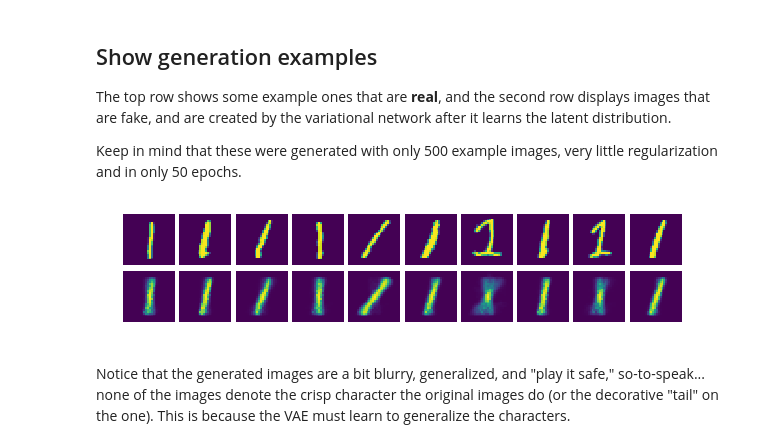
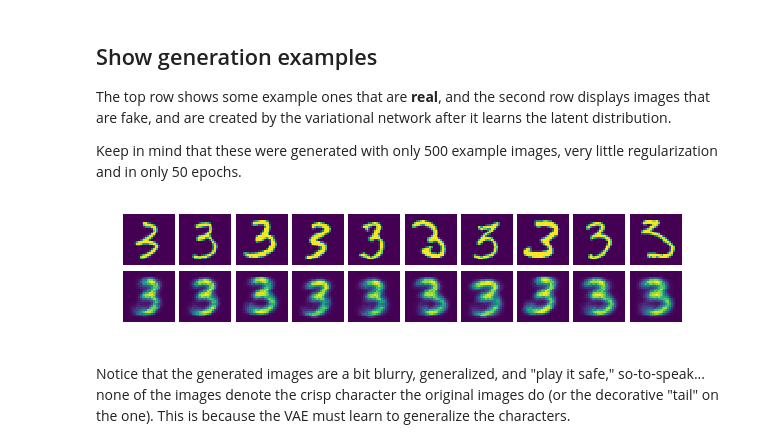
Before and after one commit to tgsmith61591/smrt, a Jupyter notebook: examples/MNIST example.ipynb, the cells around one changed output. Drawn from its saved outputs; the diff is of its cells as text; code cells hidden in the pictures.

```diff
--- a/examples/MNIST example.ipynb
+++ b/examples/MNIST example.ipynb
@@ -220,3 +188,0 @@ Concatenate our arrays together:
-# %%
-X = np.vstack([X_ones, X_zeros])
-y = np.concatenate([y_ones, y_zeros])
@@ -223,3 +267,12 @@ y = np.concatenate([y_ones, y_zeros])
+# %%
+from sklearn.model_selection import train_test_split
+
+# split high level
+X_train, X_test, y_train, y_test = train_test_split(X, y, train_size=0.8, random_state=rs, stratify=y)
+
+# now get the X_ones, X_zeros out of the train...
+min_mask = y_train == min_label
+maj_mask = ~min_mask
 # %% [markdown]
 ## Observe a `VariationalAutoEncoder`'s generative ability
 
@@ -236,5 +289,5 @@ v_encoder = VariationalAutoEncoder(n_epochs=350, n_hidden=900, n_latent_factors=
                                    random_state=seed, early_stopping=True, dropout=0.8,
                                    learning_function='sgd', clip=False)
 
-v_encoder.fit(X_ones)
+v_encoder.fit(X_train[min_mask, :])
 # %% [output]
@@ -267,6 +320,6 @@ plot_training_error(v_encoder)
 # %%
 # Generate fake data:
-fake = v_encoder.generate_from_sample(X_ones[:10])
+fake = v_encoder.generate_from_sample(X_train[min_mask, :][:10])
 # %% [markdown]
 ## Show generation examples
 
@@ -274,9 +327,9 @@ The top row shows some example ones that are __real__, and the second row displa
 
 Keep in mind that these were generated with only 500 example images, very little regularization and in only 50 epochs.
 # %%
-show_mnist(X_ones[:10], fake)
+show_mnist(X_train[min_mask, :][:10], fake)
 # %% [output]
-[figure, old version]
+[figure, new version]
 # %% [markdown]
 Notice that the generated images are a bit blurry, generalized, and "play it safe," so-to-speak... none of the images denote the crisp character the original images do (or the decorative "tail" on the one). This is because the VAE must learn to generalize the characters.
 # %% [markdown]
```
Also changed, not shown: parts of 18 cells of this notebook, 4 other files.
